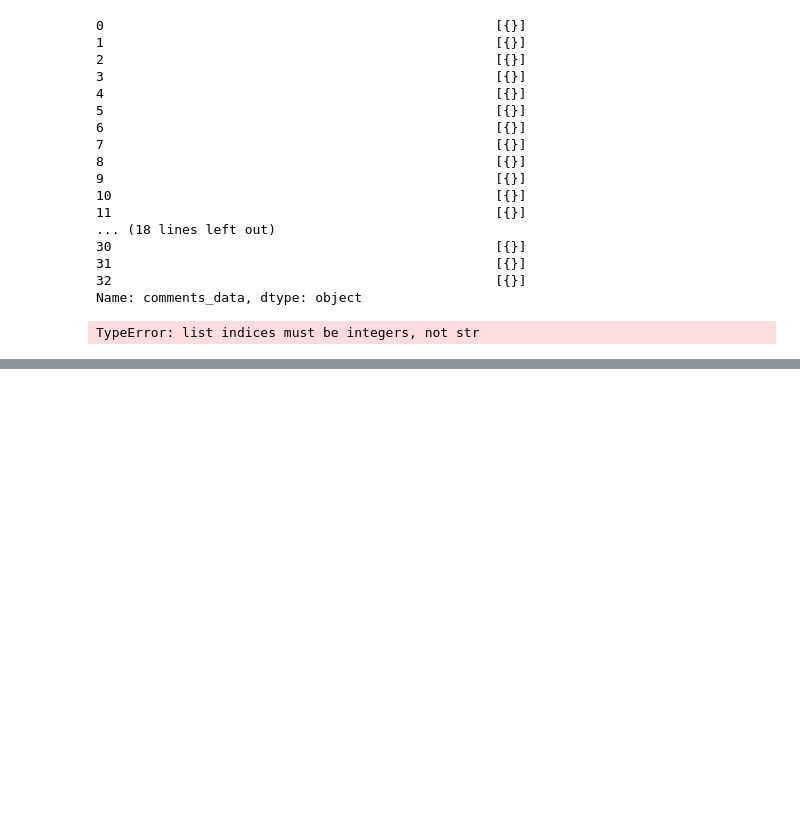
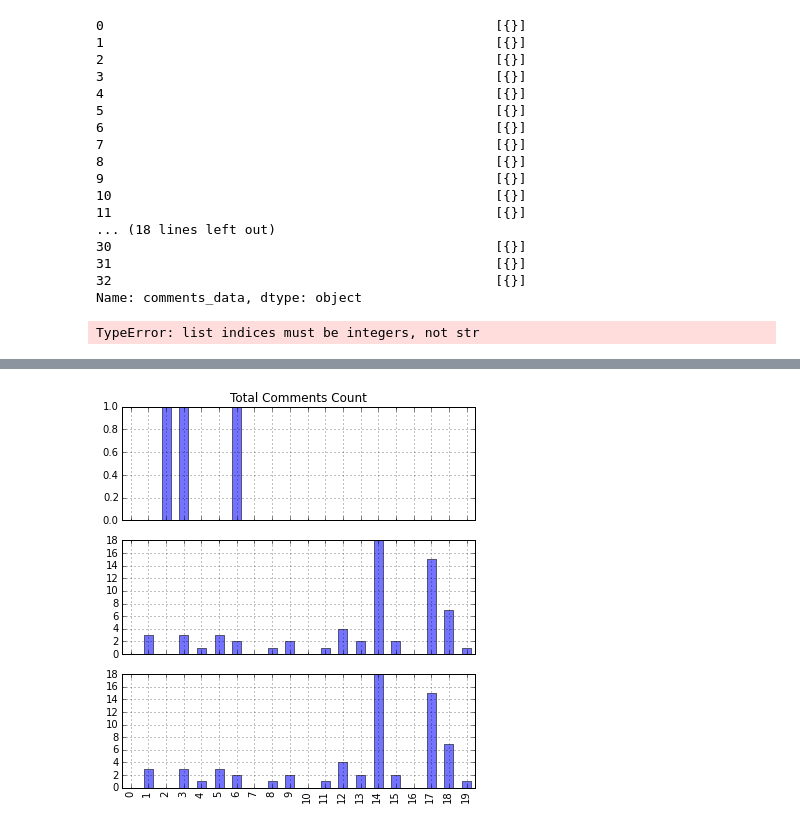
Before and after one commit to odubno/instagram-analyzer, a Jupyter notebook: Instagram API.ipynb, the cells around one changed output, grey strips where cells are left out. Cells and saved outputs as stored; diff of their text form; code cells hidden in the pictures; blank space fills up the shorter version.

```diff
--- a/Instagram API.ipynb
+++ b/Instagram API.ipynb
@@ -195,0 +242,14 @@ plt.hist(df['likes_count'])
+# %%
+fig = plt.figure(figsize=(8,6))
+ax1 = plt.subplot2grid((3,3), (0,0), colspan=2)
+df['comments_count'].plot(kind='bar', alpha=.55)
+plt.title("Total Comments Count")
+ax2 = plt.subplot2grid((3,3), (1,0), colspan=2, rowspan=1)
+df['likes_count'].plot(kind='bar', alpha=.55)
+ax3 = plt.subplot2grid((3,3), (2,0), colspan=2, rowspan=1)
+df['likes_count'].plot(kind='bar', alpha=.55)
+
+fig.tight_layout()
+fig.show()
+# %% [output]
+[figure, added]
```
Also changed, not shown: parts of 6 cells of this notebook, 4 other files.
